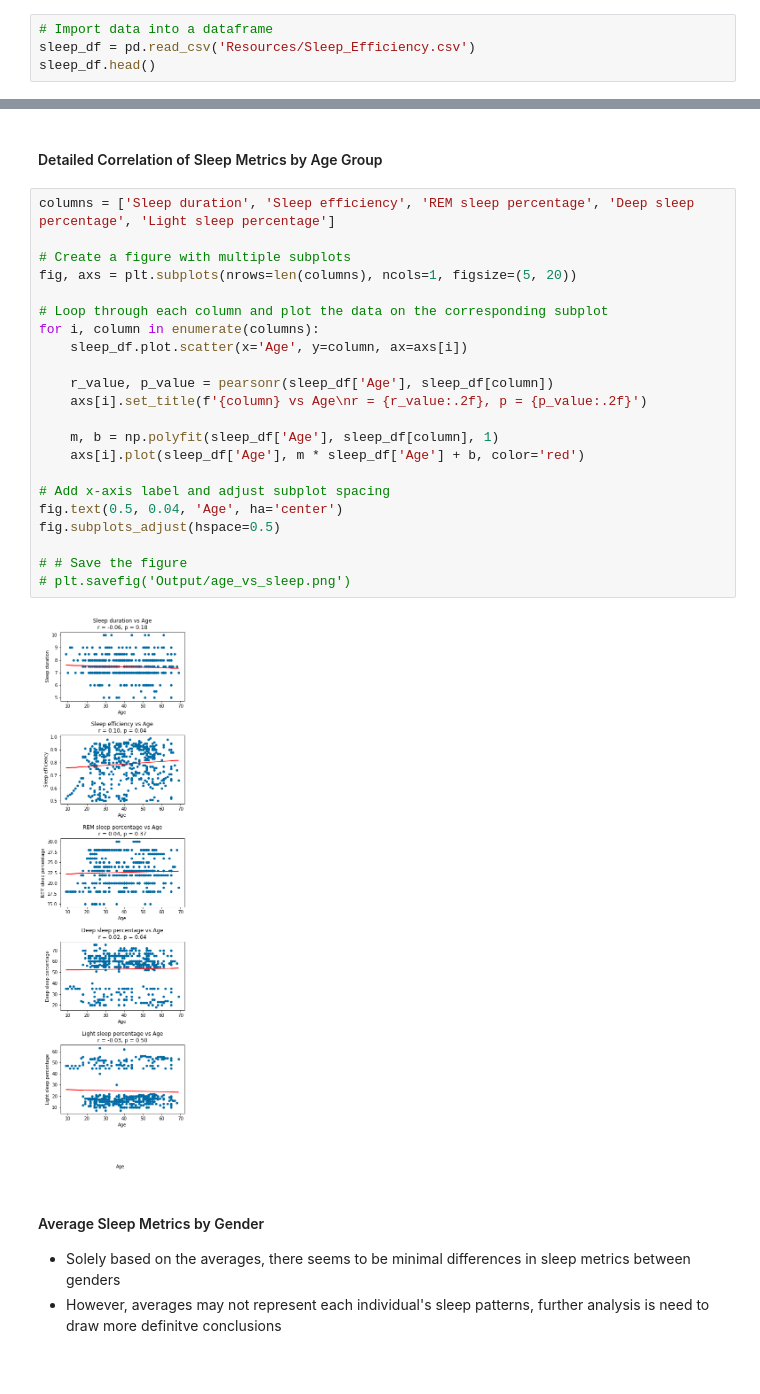
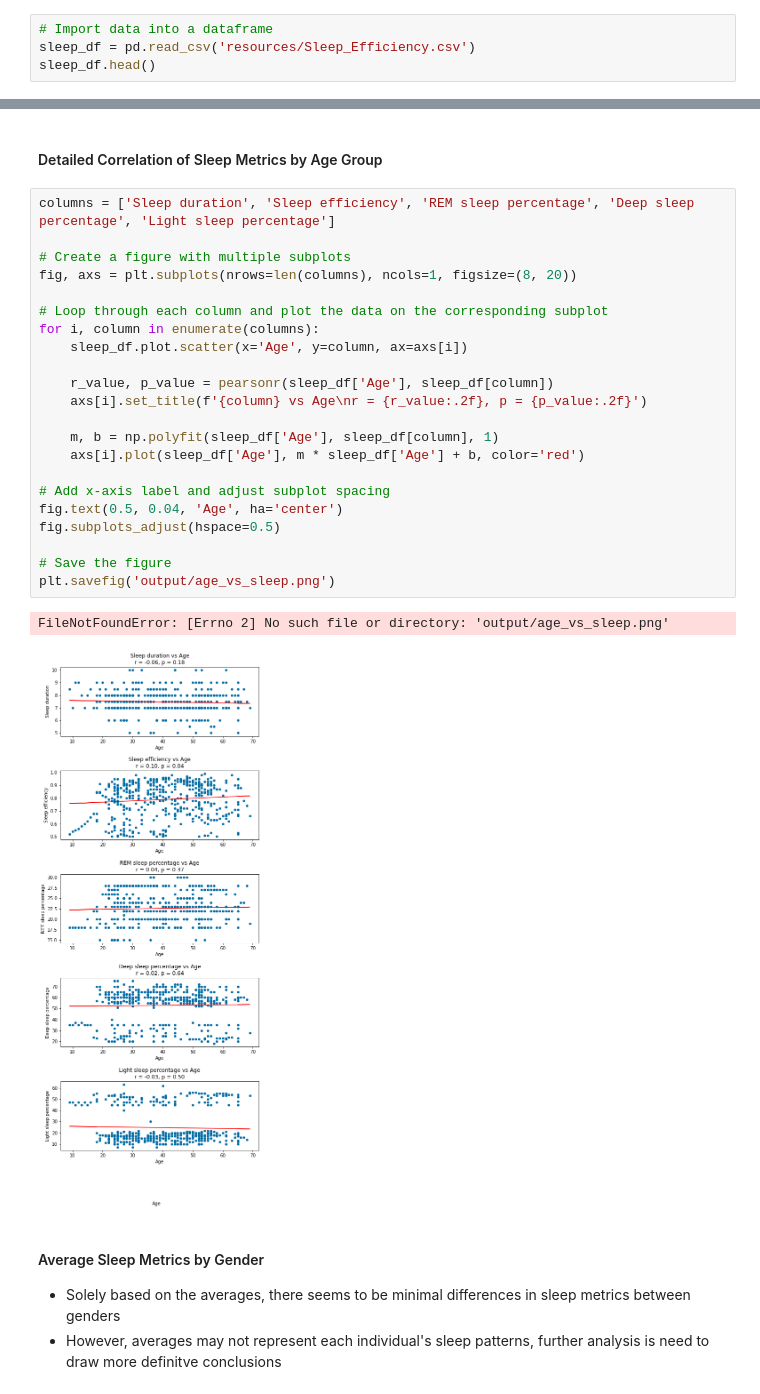
Before and after one commit to jbarkle/Exploratory-Analysis-of-Sleep-Data, a Jupyter notebook: Factors_sk/gender_age_sleep-SK.ipynb, the cells around one changed output, grey strips where cells are left out. Saved outputs shown, nothing was run; the diff lists cells and outputs as text.

```diff
--- a/Factors_sk/gender_age_sleep-SK.ipynb
+++ b/Factors_sk/gender_age_sleep-SK.ipynb
@@ -11,7 +11,7 @@ from scipy.stats import pearsonr
 plt.style.use('tableau-colorblind10')
 # %%
 # Import data into a dataframe
-sleep_df = pd.read_csv('Resources/Sleep_Efficiency.csv')
+sleep_df = pd.read_csv('resources/Sleep_Efficiency.csv')
 sleep_df.head()
 # %% [output]
 |  | ID | Age | Gender | Bedtime | Wakeup time | Sleep duration | Sleep efficiency | ... |
@@ -141,27 +129,28 @@ plt.show()
 # %%
 columns = ['Sleep duration', 'Sleep efficiency', 'REM sleep percentage', 'Deep sleep percentage', 'Light sleep percentage']
 
 # Create a figure with multiple subplots
-fig, axs = plt.subplots(nrows=len(columns), ncols=1, figsize=(5, 20))
+fig, axs = plt.subplots(nrows=len(columns), ncols=1, figsize=(8, 20))
 
 # Loop through each column and plot the data on the corresponding subplot
 for i, column in enumerate(columns):
     sleep_df.plot.scatter(x='Age', y=column, ax=axs[i])
 
     r_value, p_value = pearsonr(sleep_df['Age'], sleep_df[column])
     axs[i].set_title(f'{column} vs Age\nr = {r_value:.2f}, p = {p_value:.2f}')
 
     m, b = np.polyfit(sleep_df['Age'], sleep_df[column], 1)
     axs[i].plot(sleep_df['Age'], m * sleep_df['Age'] + b, color='red')
 
 # Add x-axis label and adjust subplot spacing
 fig.text(0.5, 0.04, 'Age', ha='center')
 fig.subplots_adjust(hspace=0.5)
 
-# # Save the figure
-# plt.savefig('Output/age_vs_sleep.png')
+# Save the figure
+plt.savefig('output/age_vs_sleep.png')
 # %% [output]
+FileNotFoundError: [Errno 2] No such file or directory: 'output/age_vs_sleep.png'
-[figure, old version]
+[figure, new version]
 # %% [markdown]
 #### Average Sleep Metrics by Gender
 - Solely based on the averages, there seems to be minimal differences in sleep metrics between genders
```
Also changed, not shown: parts of 6 cells of this notebook.
